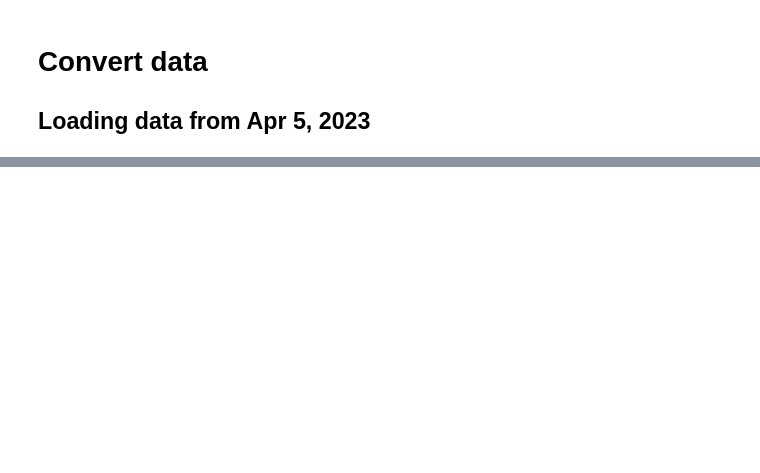
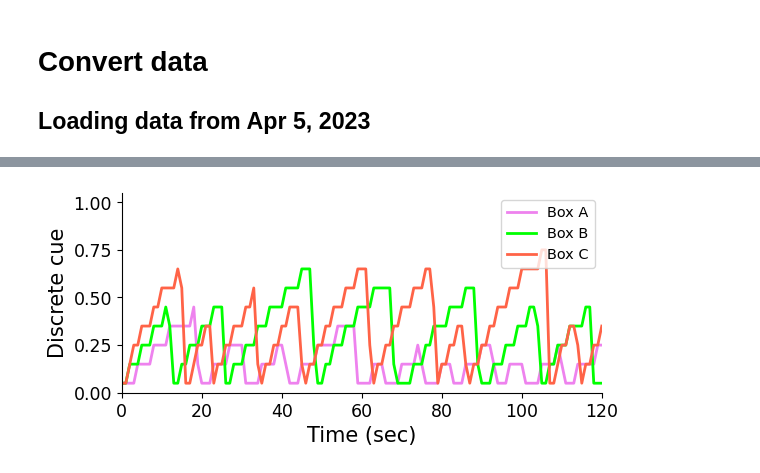
Before and after one commit to XaqLab/hex-arena, a Jupyter notebook: load-data.ipynb, the cells around one changed output, grey strips where cells are left out. Cells and saved outputs as stored; diff of their text form; code cells hidden in the pictures; blank space fills up the shorter version.

```diff
--- a/load-data.ipynb
+++ b/load-data.ipynb
@@ -87,0 +98,9 @@ fig, ani = env.play_episode(
+# %%
+cues = env_data['colors'][..., 0, 0].astype(float)
+for b_idx, box in enumerate(env.boxes):
+    cues[:, b_idx] = (cues[:, b_idx]+0.5)/box.num_grades
+
+fig, ani = env.play_traces(cues, num_steps=120, ylabel='Discrete cue', use_sec=True)
+ani.save('store/monkey-cue_block-{:d}.gif'.format(block_idx+1))
+# %% [output]
+[figure, added]
```
Also changed, not shown: parts of 3 cells of this notebook, 2 other files.
